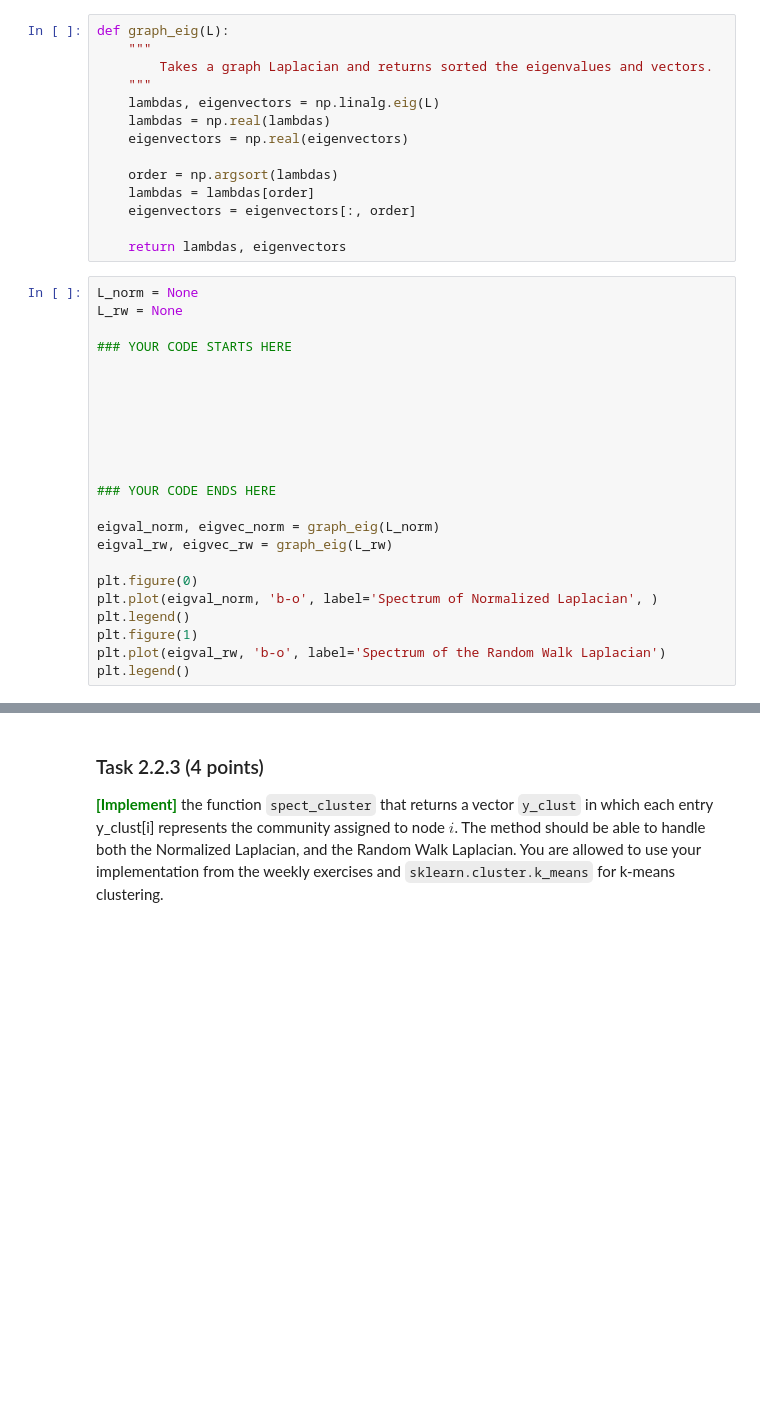
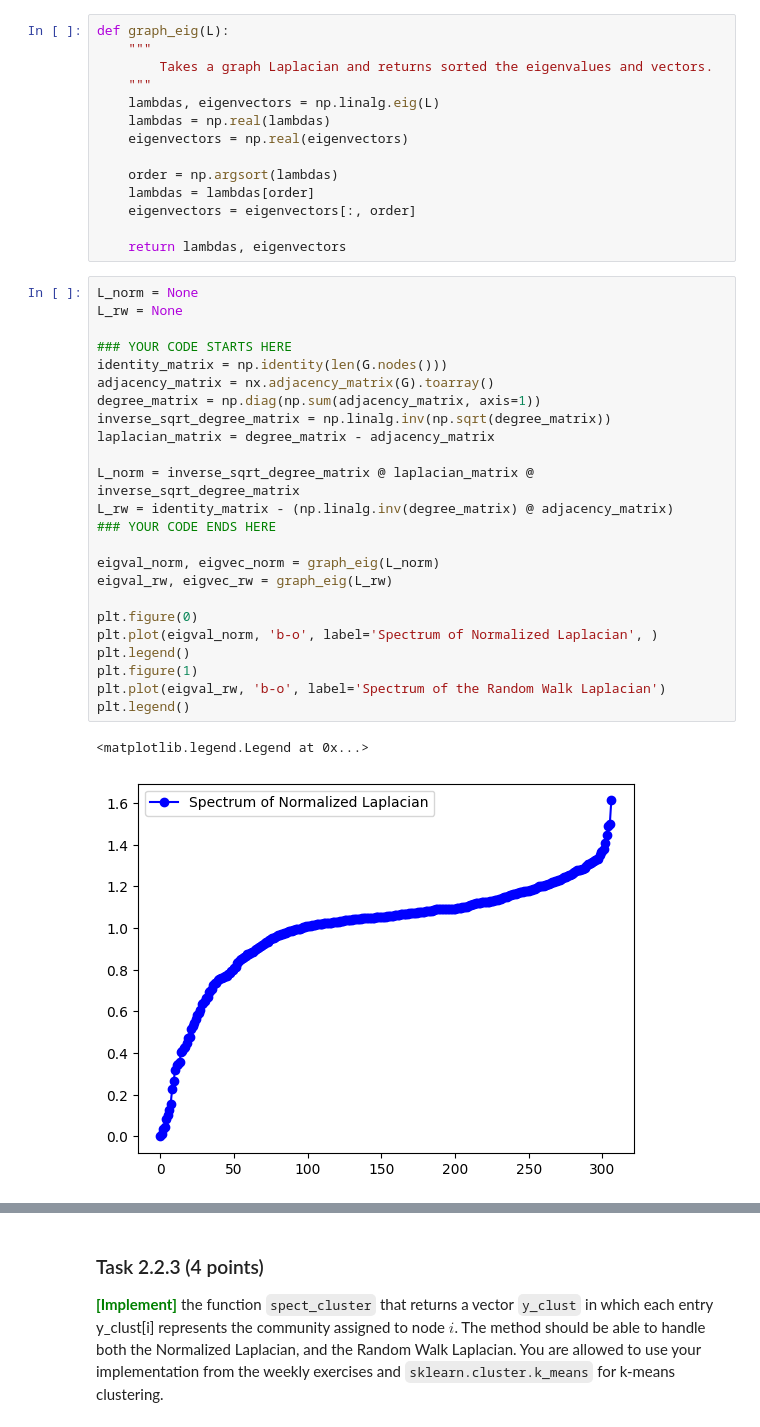
Before and after one commit to satansju/dm2023-exercises, a Jupyter notebook: handins/handin2.ipynb, the cells around one changed output, grey strips where cells are left out. Cells and saved outputs as stored; diff of their text form; blank space fills up the shorter version.

Commit message:
pagerank and laplacian tasks

```diff
--- a/handins/handin2.ipynb
+++ b/handins/handin2.ipynb
@@ -492,23 +493,27 @@ def graph_eig(L):
 # %%
 L_norm = None
 L_rw = None
 
 ### YOUR CODE STARTS HERE
+identity_matrix = np.identity(len(G.nodes()))
+adjacency_matrix = nx.adjacency_matrix(G).toarray()
+degree_matrix = np.diag(np.sum(adjacency_matrix, axis=1))
+inverse_sqrt_degree_matrix = np.linalg.inv(np.sqrt(degree_matrix))
+laplacian_matrix = degree_matrix - adjacency_matrix
 
-
-
-
-
-
-
+L_norm = inverse_sqrt_degree_matrix @ laplacian_matrix @ inverse_sqrt_degree_matrix
+L_rw = identity_matrix - (np.linalg.inv(degree_matrix) @ adjacency_matrix)
 ### YOUR CODE ENDS HERE
 
 eigval_norm, eigvec_norm = graph_eig(L_norm)
 eigval_rw, eigvec_rw = graph_eig(L_rw)
 
 plt.figure(0)
 plt.plot(eigval_norm, 'b-o', label='Spectrum of Normalized Laplacian', )
 plt.legend()
 plt.figure(1)
 plt.plot(eigval_rw, 'b-o', label='Spectrum of the Random Walk Laplacian')
 plt.legend()
+# %% [output]
+<matplotlib.legend.Legend at 0x...>
+[figure, added]
```
Also changed, not shown: parts of 9 cells of this notebook.
